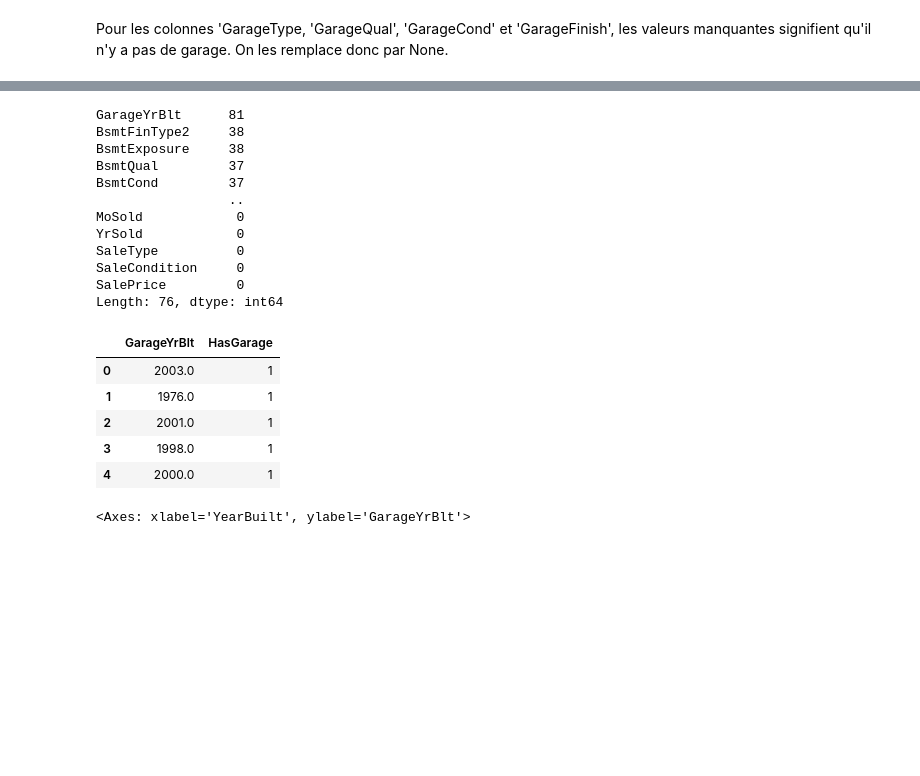
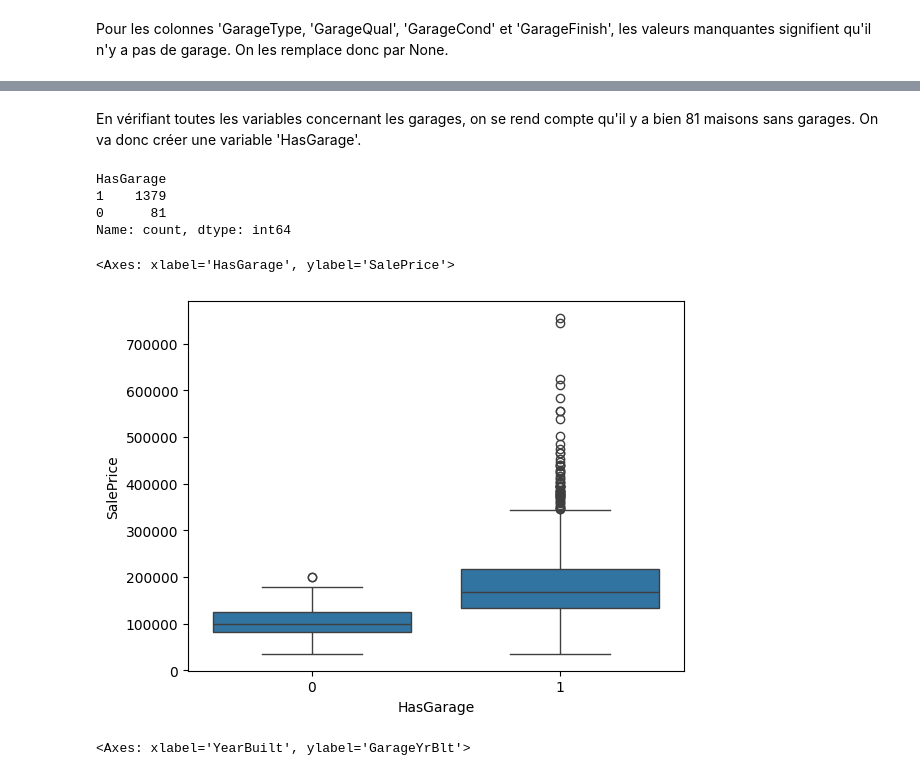
Before and after one commit to antoine-guibert/house_prices, a Jupyter notebook: exploration_donnees.ipynb, the cells around one changed output, grey strips where cells are left out. Drawn from its saved outputs; the diff is of its cells as text; code cells hidden in the pictures; blank space fills up the shorter version.

```diff
--- a/exploration_donnees.ipynb
+++ b/exploration_donnees.ipynb
@@ -232,15 +147,0 @@ test_data['LotFrontage']=test_data['LotFrontage'].fillna(train_data['LotFrontage
-# %%
-train_data.isna().sum().sort_values(ascending=False)
-# %% [output]
-GarageYrBlt      81
-BsmtFinType2     38
-BsmtExposure     38
-BsmtQual         37
-BsmtCond         37
-                 ..
-MoSold            0
-YrSold            0
-SaleType          0
-SaleCondition     0
-SalePrice         0
-Length: 76, dtype: int64
@@ -250,12 +148,20 @@ test_data['HasGarage']=test_data['GarageYrBlt'].notna().astype(int)
-# %%
-train_data[['GarageYrBlt', 'HasGarage']].head()
-# %% [output]
-|  | GarageYrBlt | HasGarage |
-| 0 | 2003.0 | 1 |
-| 1 | 1976.0 | 1 |
-| 2 | 2001.0 | 1 |
-| 3 | 1998.0 | 1 |
-| 4 | 2000.0 | 1 |
+# %% [markdown]
+En vérifiant toutes les variables concernant les garages, on se rend compte qu'il y a bien 81 maisons sans garages. On va donc créer une variable 'HasGarage'.
+# %%
+# création de la variable 'HasGarage'
+train_data['HasGarage']=train_data['GarageYrBlt'].notna().astype(int)
+train_data['HasGarage'].value_counts(dropna=False)
+# %% [output]
+HasGarage
+1    1379
+0      81
+Name: count, dtype: int64
+# %%
+# on regarde l'influence d'avoior un garage dans le prix de vente
+sns.boxplot(train_data, x='HasGarage', y='SalePrice')
+# %% [output]
+<Axes: xlabel='HasGarage', ylabel='SalePrice'>
+[figure, added]
 # %%
 sns.scatterplot(train_data, x='YearBuilt', y='GarageYrBlt')
 # %% [output]
```
Also changed, not shown: parts of 73 cells of this notebook.
